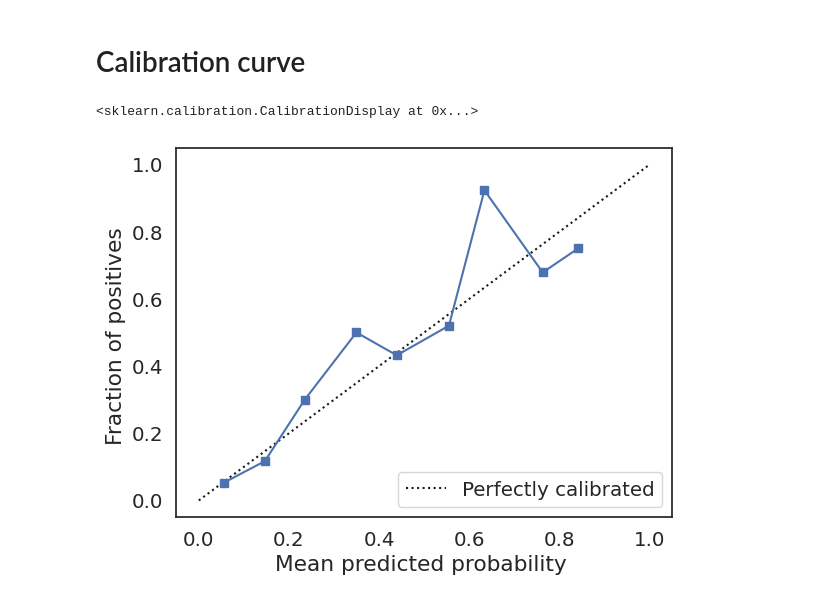
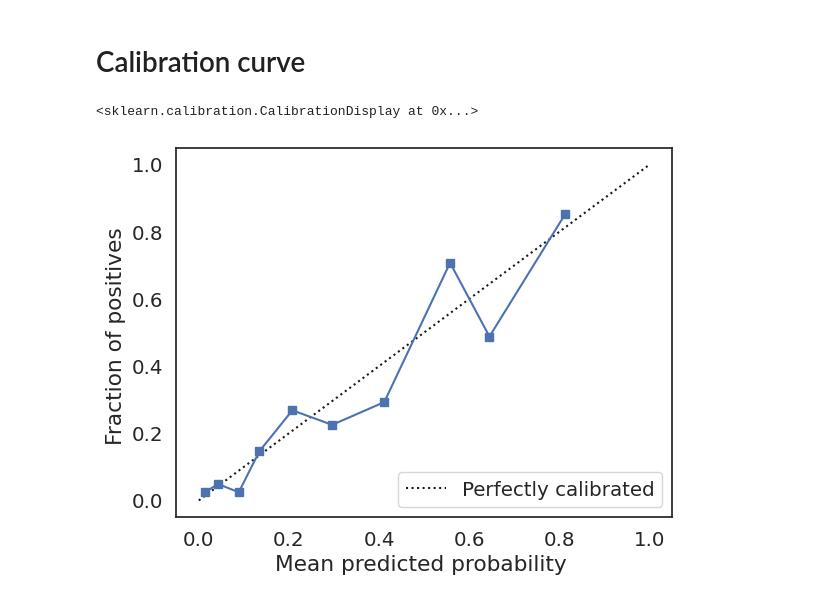
Before and after one commit to sonjakatz/permit-nsti-gas, a Jupyter notebook: scripts/20_modelComparison/10_densityDistributions.ipynb, the cells around one changed output. Saved outputs shown, nothing was run; the diff lists cells and outputs as text; code cells hidden in the pictures.

```diff
--- a/scripts/20_modelComparison/10_densityDistributions.ipynb
+++ b/scripts/20_modelComparison/10_densityDistributions.ipynb
@@ -125,8 +125,8 @@ df_results_new
 # Calibration curve
 # %%
 from sklearn.calibration import calibration_curve, CalibrationDisplay
-prob_true, prob_pred = calibration_curve(df["y_true"], df["y_predProb"], n_bins=10)
+prob_true, prob_pred = calibration_curve(df["y_true"], df["y_predProb"], n_bins=10,strategy="quantile")
 CalibrationDisplay(prob_true, prob_pred, df["y_predProb"]).plot()
 # %% [output]
 <sklearn.calibration.CalibrationDisplay at 0x...>
-[figure, old version]
+[figure, new version]
```
Also changed, not shown: parts of 5 cells of this notebook, 22 other files.
